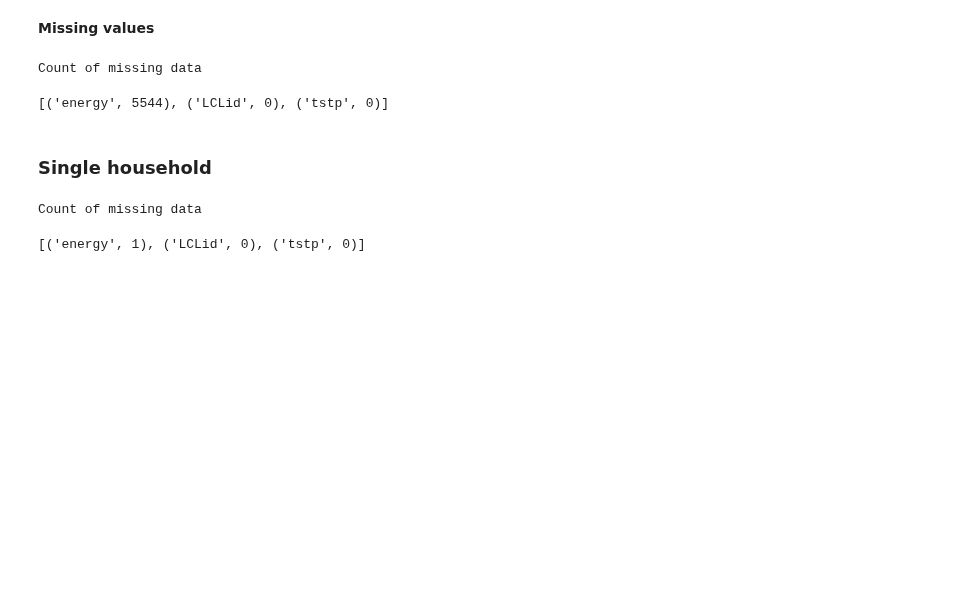
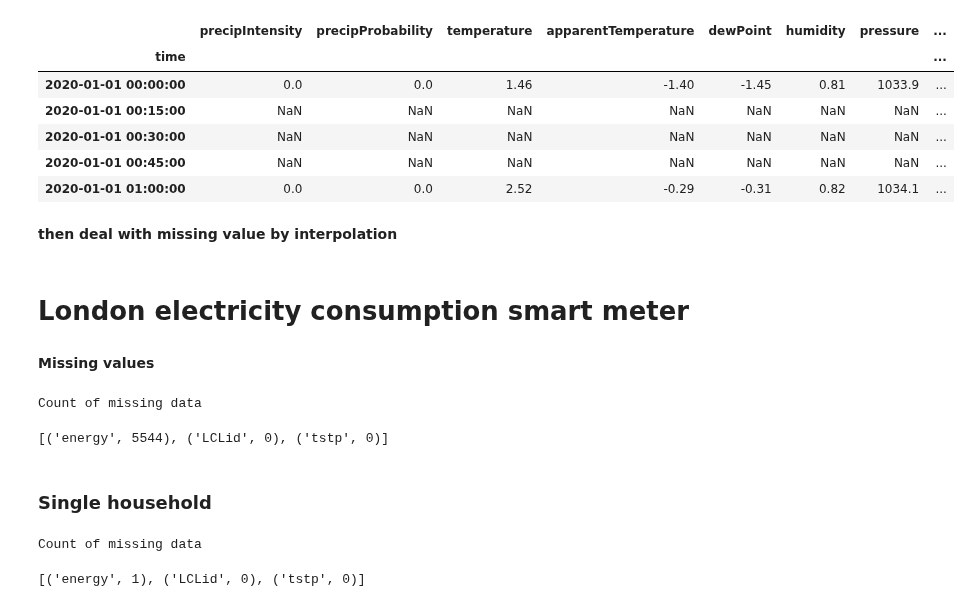
Before and after one commit to charlesfu4/MT, a Jupyter notebook: data/dataPrep.ipynb, the cells around one changed output. Cells and saved outputs as stored; diff of their text form; code cells hidden in the pictures; blank space fills up the shorter version.

```diff
--- a/data/dataPrep.ipynb
+++ b/data/dataPrep.ipynb
@@ -131,0 +184,15 @@ elia_qh.to_csv("elia_qh.csv", index = True)
+# %%
+train_elia =  elia_w_train.merge(elia_train, how ='right', left_index = True, right_index = True)
+test_elia = elia_w_test.merge(elia_test, how = 'right', left_index = True, right_index = True)
+# %%
+train_elia.head()
+# %% [output]
+|  | precipIntensity | precipProbability | temperature | apparentTemperature | dewPoint | humidity | pressure | ... |
+| time |  |  |  |  |  |  |  | ... |
+| 2020-01-01 00:00:00 | 0.0 | 0.0 | 1.46 | -1.40 | -1.45 | 0.81 | 1033.9 | ... |
+| 2020-01-01 00:15:00 | NaN | NaN | NaN | NaN | NaN | NaN | NaN | ... |
+| 2020-01-01 00:30:00 | NaN | NaN | NaN | NaN | NaN | NaN | NaN | ... |
+| 2020-01-01 00:45:00 | NaN | NaN | NaN | NaN | NaN | NaN | NaN | ... |
+| 2020-01-01 01:00:00 | 0.0 | 0.0 | 2.52 | -0.29 | -0.31 | 0.82 | 1034.1 | ... |
+# %% [markdown]
+**then deal with missing value by interpolation**
@@ -132,3 +208,5 @@ elia_qh.to_csv("elia_qh.csv", index = True)
+# %% [markdown]
+# London electricity consumption smart meter
 # %%
 elec = pd.read_csv("../smart-meters-in-london/halfhourly_dataset/block_0.csv")
 for num in range(1,111):
```
Also changed, not shown: parts of 52 cells of this notebook, 4 other files.
